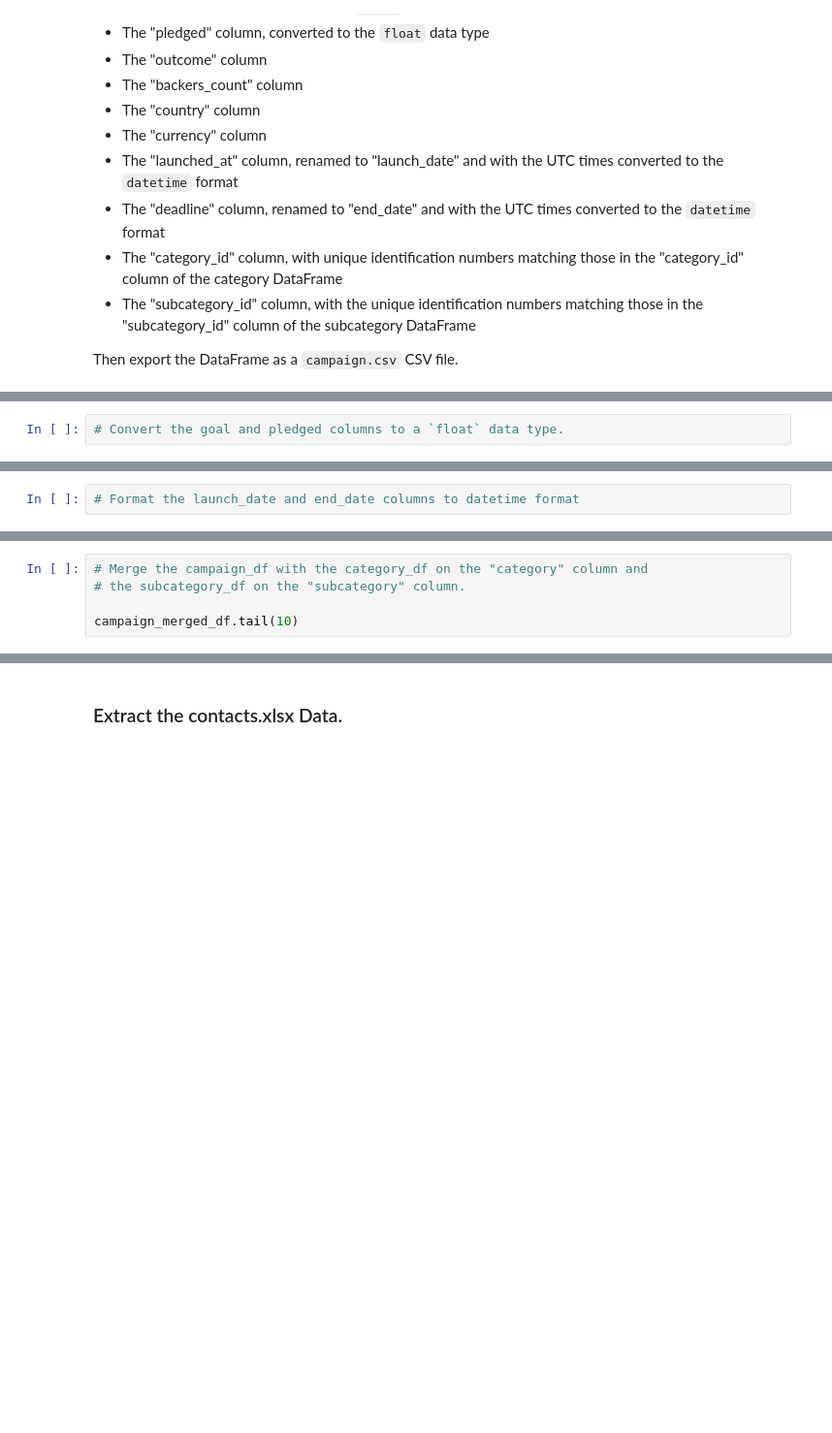
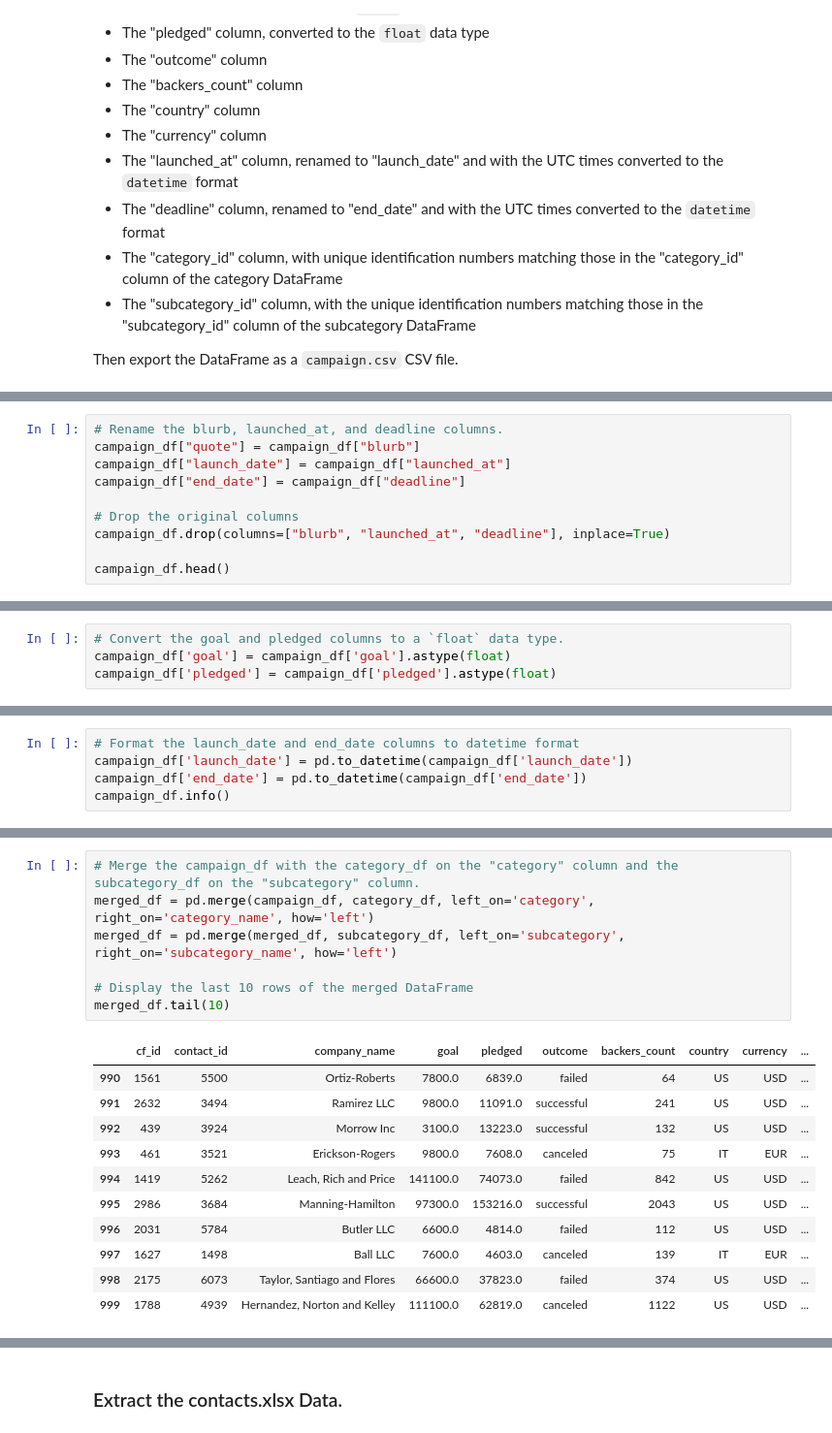
Before and after one commit to NguyenThiKimKhue/project-ETL-crowdfunding, a Jupyter notebook: Submission/Resources/ETL_Mini_Project_KNguyen_EWimmer_CMueller.ipynb, the cells around one changed output, grey strips where cells are left out. Shown at 97% size. Drawn from its saved outputs; the diff is of its cells as text; blank space fills up the shorter version.

```diff
--- a/Submission/Resources/ETL_Mini_Project_KNguyen_EWimmer_CMueller.ipynb
+++ b/Submission/Resources/ETL_Mini_Project_KNguyen_EWimmer_CMueller.ipynb
@@ -346,0 +352,10 @@ campaign_df.head()
+# %%
+# Rename the blurb, launched_at, and deadline columns.
+campaign_df["quote"] = campaign_df["blurb"]
+campaign_df["launch_date"] = campaign_df["launched_at"]
+campaign_df["end_date"] = campaign_df["deadline"]
+
+# Drop the original columns
+campaign_df.drop(columns=["blurb", "launched_at", "deadline"], inplace=True)
+
+campaign_df.head()
@@ -347,4 +369,6 @@ campaign_df.head()
 # %%
 # Convert the goal and pledged columns to a `float` data type.
+campaign_df['goal'] = campaign_df['goal'].astype(float)
+campaign_df['pledged'] = campaign_df['pledged'].astype(float)
 # %%
 # Check the datatypes
@@ -351,2 +394,5 @@ campaign_df.head()
 # %%
 # Format the launch_date and end_date columns to datetime format
+campaign_df['launch_date'] = pd.to_datetime(campaign_df['launch_date'])
+campaign_df['end_date'] = pd.to_datetime(campaign_df['end_date'])
+campaign_df.info()
@@ -353,7 +417,21 @@ campaign_df.head()
 # %%
-# Merge the campaign_df with the category_df on the "category" column and
-# the subcategory_df on the "subcategory" column.
+# Merge the campaign_df with the category_df on the "category" column and the subcategory_df on the "subcategory" column.
+merged_df = pd.merge(campaign_df, category_df, left_on='category', right_on='category_name', how='left')
+merged_df = pd.merge(merged_df, subcategory_df, left_on='subcategory', right_on='subcategory_name', how='left')
 
-campaign_merged_df.tail(10)
+# Display the last 10 rows of the merged DataFrame
+merged_df.tail(10)
+# %% [output]
+|  | cf_id | contact_id | company_name | goal | pledged | outcome | backers_count | country | currency | ... |
+| 990 | 1561 | 5500 | Ortiz-Roberts | 7800.0 | 6839.0 | failed | 64 | US | USD | ... |
+| 991 | 2632 | 3494 | Ramirez LLC | 9800.0 | 11091.0 | successful | 241 | US | USD | ... |
+| 992 | 439 | 3924 | Morrow Inc | 3100.0 | 13223.0 | successful | 132 | US | USD | ... |
+| 993 | 461 | 3521 | Erickson-Rogers | 9800.0 | 7608.0 | canceled | 75 | IT | EUR | ... |
+| 994 | 1419 | 5262 | Leach, Rich and Price | 141100.0 | 74073.0 | failed | 842 | US | USD | ... |
+| 995 | 2986 | 3684 | Manning-Hamilton | 97300.0 | 153216.0 | successful | 2043 | US | USD | ... |
+| 996 | 2031 | 5784 | Butler LLC | 6600.0 | 4814.0 | failed | 112 | US | USD | ... |
+| 997 | 1627 | 1498 | Ball LLC | 7600.0 | 4603.0 | canceled | 139 | IT | EUR | ... |
+| 998 | 2175 | 6073 | Taylor, Santiago and Flores | 66600.0 | 37823.0 | failed | 374 | US | USD | ... |
+| 999 | 1788 | 4939 | Hernandez, Norton and Kelley | 111100.0 | 62819.0 | canceled | 1122 | US | USD | ... |
 # %%
 # Drop unwanted columns, including 'staff_pick' and 'spotlight'
```
Also changed, not shown: parts of 21 cells of this notebook, 4 other files.
